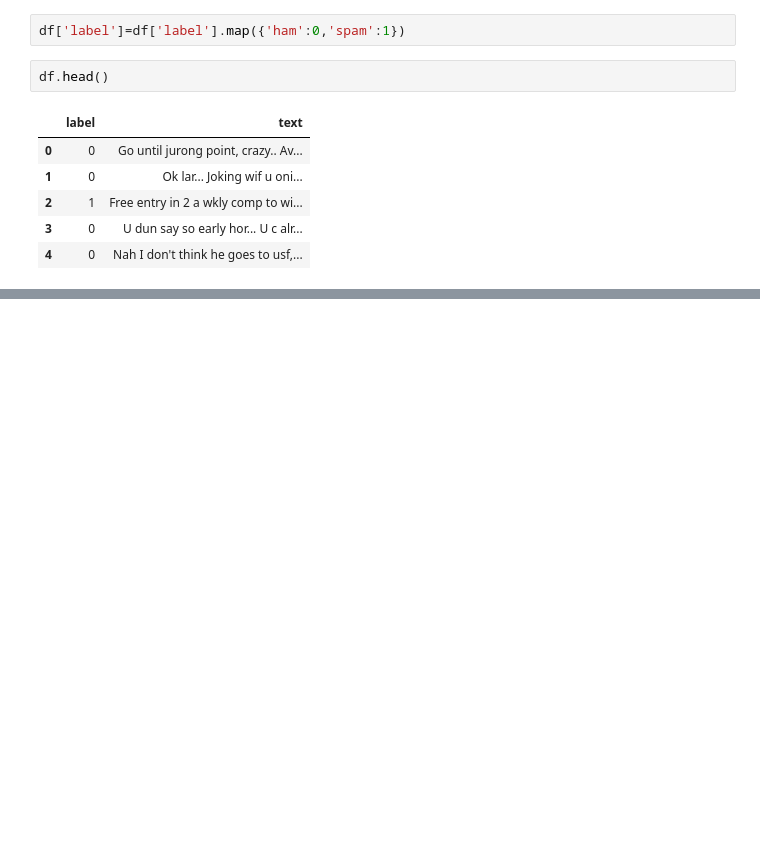
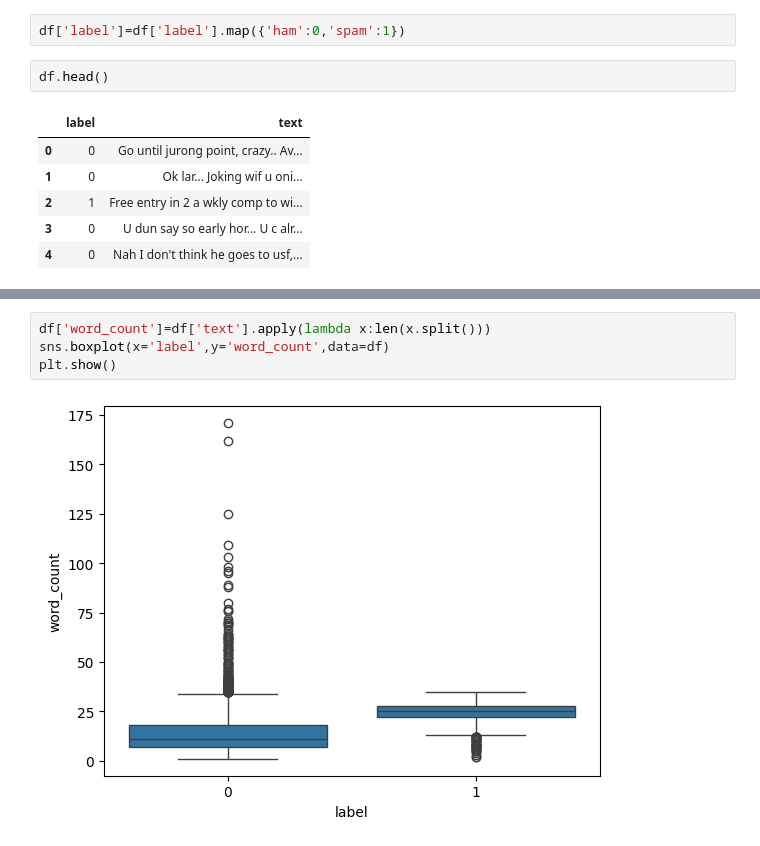
Before and after one commit to AyushWaghmare019/Text-Based-Risk-Classification-System, a Jupyter notebook: notebooks/eda.ipynb, the cells around one changed output, grey strips where cells are left out. Saved outputs shown, nothing was run; the diff lists cells and outputs as text; blank space fills up the shorter version.

```diff
--- a/notebooks/eda.ipynb
+++ b/notebooks/eda.ipynb
@@ -86,0 +97,6 @@ df
+# %%
+df['word_count']=df['text'].apply(lambda x:len(x.split()))
+sns.boxplot(x='label',y='word_count',data=df)
+plt.show()
+# %% [output]
+[figure, added]
```
Also changed, not shown: parts of 21 cells of this notebook.
